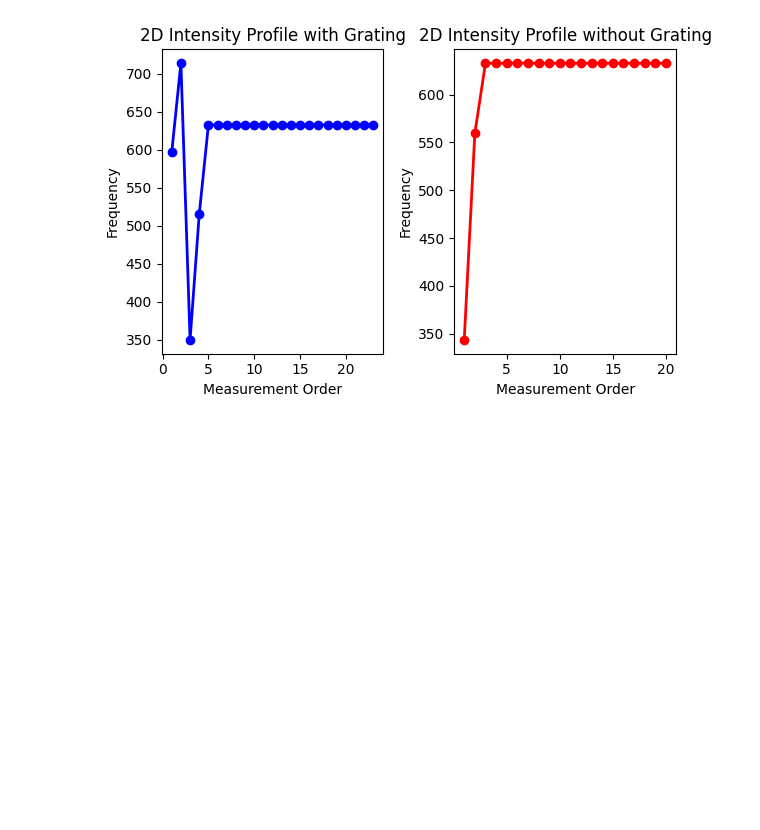
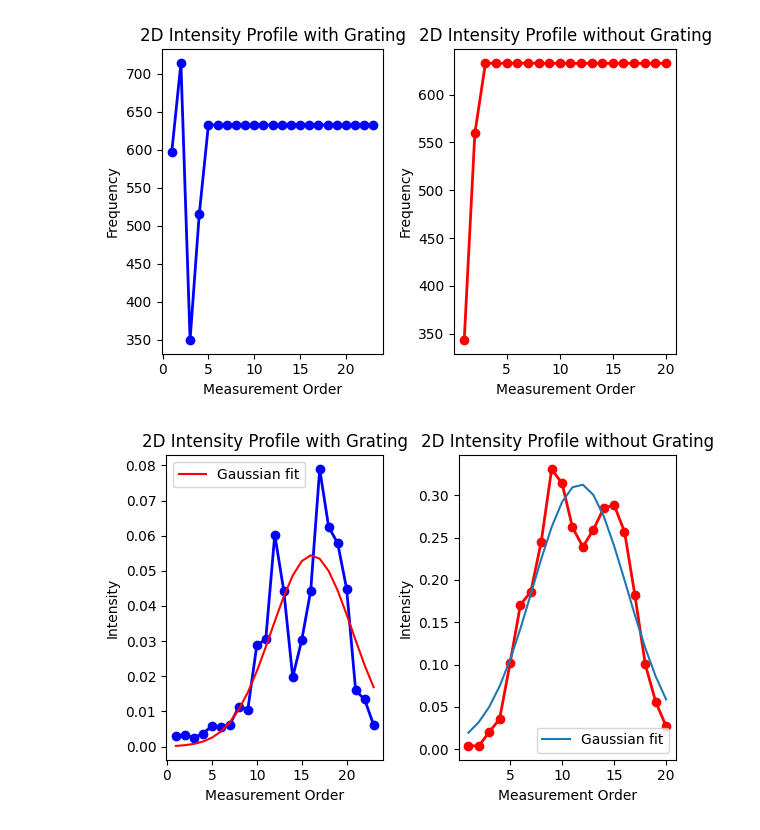
Before and after one commit to ZRooker/Senior-Year-Work, a Jupyter notebook: Laser_Lab10.ipynb, the cells around one changed output. Cells and saved outputs as stored; diff of their text form; code cells hidden in the pictures; blank space fills up the shorter version.

```diff
--- a/Laser_Lab10.ipynb
+++ b/Laser_Lab10.ipynb
@@ -121,3 +121,44 @@ plt.tight_layout()
 plt.show()
 # %% [output]
 [figure]
+# %%
+#Trying to apply a Gaussian fit to the data
+from scipy.optimize import curve_fit
+
+# Define a Gaussian function
+def gaussian(x, amplitude, mean, stddev):
+    return amplitude * np.exp(-((x - mean) / stddev) ** 2)
+
+# Fit a Gaussian curve to the data
+xdata = np.arange(1, 24)
+ydata = max_df['max']
+popt, _ = curve_fit(gaussian, xdata, ydata, p0=[max(ydata), np.mean(xdata), np.std(xdata)])
+
+# Create a new figure
+fig, (ax1, ax2) = plt.subplots(1, 2, figsize=(6, 4))
+
+# Plot the data and the fitted curve
+ax1.plot(xdata, ydata, 'bo-', linewidth=2, markersize=6)
+ax1.plot(xdata, gaussian(xdata, *popt), 'r-', label='Gaussian fit')
+ax1.set_xlabel('Measurement Order')
+ax1.set_ylabel('Intensity')
+ax1.set_title('2D Intensity Profile with Grating')
+ax1.legend()
+
+# Fit a Gaussian curve to the second data set
+xdata2 = np.arange(1, 21)
+ydata2 = bmax_df['max']
+popt2, _ = curve_fit(gaussian, xdata2, ydata2, p0=[max(ydata2), np.mean(xdata2), np.std(xdata2)])
+
+# Plot the second data set and the fitted curve
+ax2.plot(xdata2, ydata2, 'ro-', linewidth=2, markersize=6)
+ax2.plot(xdata2, gaussian(xdata2, *popt2), label='Gaussian fit')
+ax2.set_xlabel('Measurement Order')
+ax2.set_ylabel('Intensity')
+ax2.set_title('2D Intensity Profile without Grating')
+ax2.legend()
+
+plt.tight_layout()
+plt.show()
+# %% [output]
+[figure, added]
```
Also changed, not shown: parts of 2 cells of this notebook.
